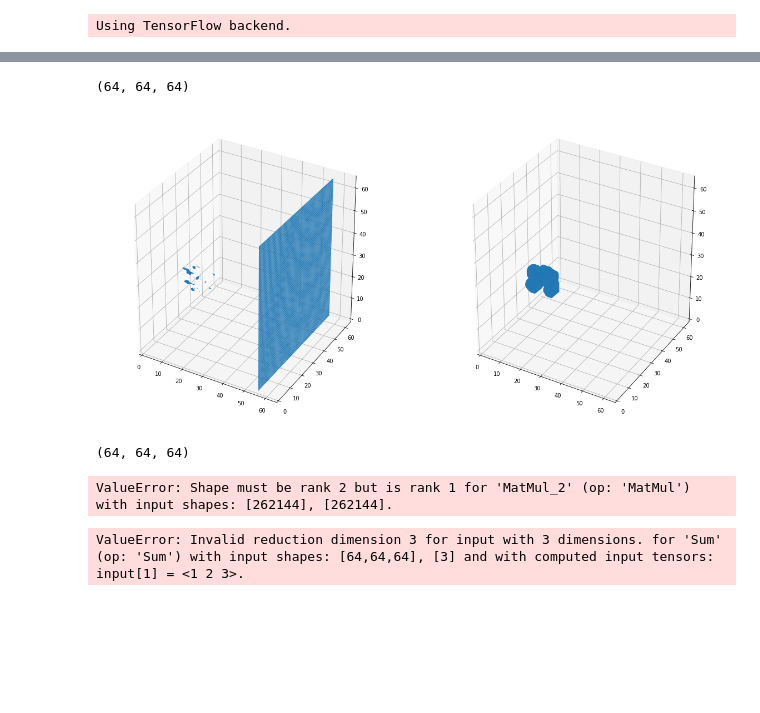
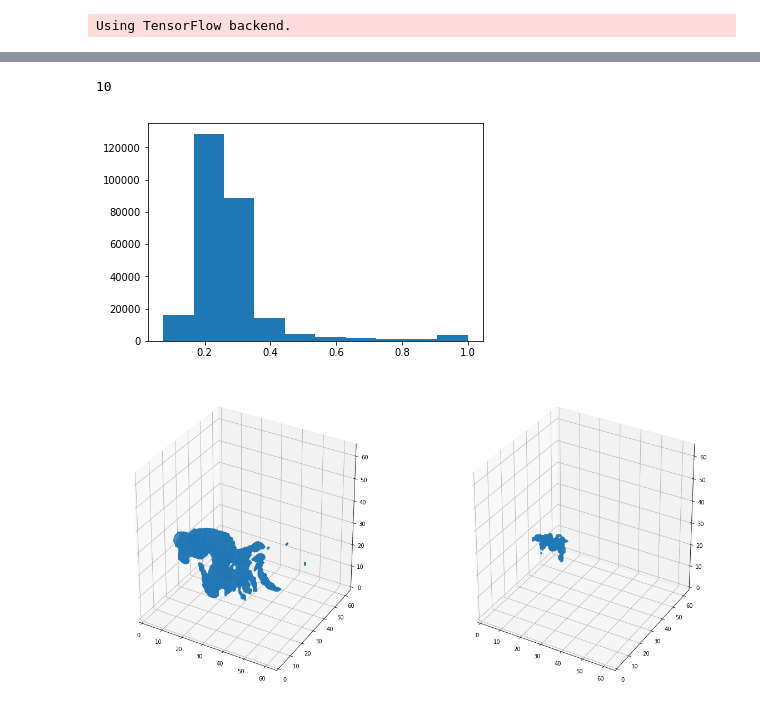
Before and after one commit to Yao-Yuan/MIP, a Jupyter notebook: 3dnet/index.ipynb, the cells around one changed output, grey strips where cells are left out. Cells and saved outputs as stored; diff of their text form; code cells hidden in the pictures; blank space fills up the shorter version.

Commit message:
Finalize scale down method without data augumentation

```diff
--- a/3dnet/index.ipynb
+++ b/3dnet/index.ipynb
@@ -47,19 +43,16 @@ data_name_list = normal_namelist[:n_data]
 # %%
-
-folds = list(StratifiedKFold(n_splits=k, shuffle=True, random_state=1).split(np.array(data_name_list), np.zeros(n_data)))
-
-#callbacks
-earlystop = callbacks.EarlyStopping(monitor='val_loss', patience=0.003, verbose=0, mode='auto')
-
+#Training
+epochs = 2
+patience = 5  #number of epochs that is tolerated if no improvement
+sigma = 1.0   #Gaussian sigma parameter for smooth input image (not mask) before padding/scaling down
 
 for index in range(k):
     print(index+1, "/", k, "fold")
     train_list = [data_name_list[i] for i in folds[index][0]]
     val_list = [data_name_list[i] for i in folds[index][1]]
-    #print(train_list, val_list)
 
-    history = model.fit_generator(overlay.generate_batch_data(img_dir, msk_dir, train_list, batch_size=n_batch, scaling=4),
-                                  epochs=5, verbose=1, steps_per_epoch=len(train_list)/n_batch,
-                                  validation_data=overlay.generate_batch_data(img_dir, msk_dir, val_list, batch_size=1, scaling=4),
+    history = model.fit_generator(overlay.generate_batch_data(img_dir, msk_dir, train_list, batch_size=n_batch, scaling=4, smooth=sigma),
+                                  epochs=epochs, verbose=1, steps_per_epoch=len(train_list)/n_batch,
+                                  validation_data=overlay.generate_batch_data(img_dir, msk_dir, val_list, batch_size=1, scaling=4, smooth=sigma),
                                   validation_steps=len(val_list),
-                                  callbacks=[earlystop])
+                                  callbacks=overlay.get_callbacks('Scale_down64.h5', early_stopping_patience=patience))
@@ -66,12 +77,5 @@ for index in range(k):
 # %%
-#Load data
-x_list, y_list = utils.load_data(img_dir, msk_dir, data_name_list, sigma_image=0, sigma_mask=0, scaling=4, OPaslist=True)
+#Load data to check first as lists
+#from imp import reload
+#reload(utils)
+x_list, y_list = utils.load_data(img_dir, msk_dir, data_name_list, padding=True, sigma_image=sigma, scaling=4, OPaslist=True)
-# %%
-#Visulize original data
-index = 0
-print(x_list[index].shape)
-plt.hist(x_list[index].flatten())
-#utils.plot_3d(x_list[index], y_list[index], threshold=0.5, threshold2=0.0)
-# %% [output]
-(64, 64, 64)
-[figure, removed]
@@ -115,27 +82,19 @@ plt.imshow(predictions[0][slice_index].reshape(size,size))
-# %%
-from keras import backend
-
-#print(predictions[0][slice_index].shape)
-
-#dice = model_3d.dice_coef(predictions[0],x_list[index])
-#dice = model_3d.dice_coef(predictions[0],predictions[0])
-print(x_list[0].shape)
-dice = overlay.dice_coef(x_list[0],x_list[0])
-
-#dice = dice_coef(y_list[index],predictions[0])
-print(dice)
-#dice = backend.print_tensor(dice*8, message='y_pred = ')
-#backend.print_tensor(dice, message='')
-#print(dice)
-# %% [output]
-(64, 64, 64)
-ValueError: Shape must be rank 2 but is rank 1 for 'MatMul_2' (op: 'MatMul') with input shapes: [262144], [262144].
-# %%
-
-piece = predictions[0]
-piece = piece[piece > 0.9]
-dice = model_3d.dice_coef(piece,piece)
-
-backend.eval(dice)
-# %% [output]
-ValueError: Invalid reduction dimension 3 for input with 3 dimensions. for 'Sum' (op: 'Sum') with input shapes: [64,64,64], [3] and with computed input tensors: input[1] = <1 2 3>.
+# %%
+#predict one data and visualize
+n_slice = 64
+size = 64
+print(len(x_list))
+index = 9
+confidence = 0.9
+
+mask = y_list[index]
+prediction = model.predict(x_list[index].reshape(1,n_slice,size,size,1), steps=1)
+plt.hist(prediction.flatten())
+
+prediction[prediction>=confidence] = 1
+prediction[prediction<confidence] = 0
+utils.plot_3d(np.squeeze(prediction), y_list[index], threshold=0.5, threshold2=0.5)
+# %% [output]
+10
+[figure, added]
+[figure, added]
```
Also changed, not shown: parts of 9 cells of this notebook, 5 other files.
